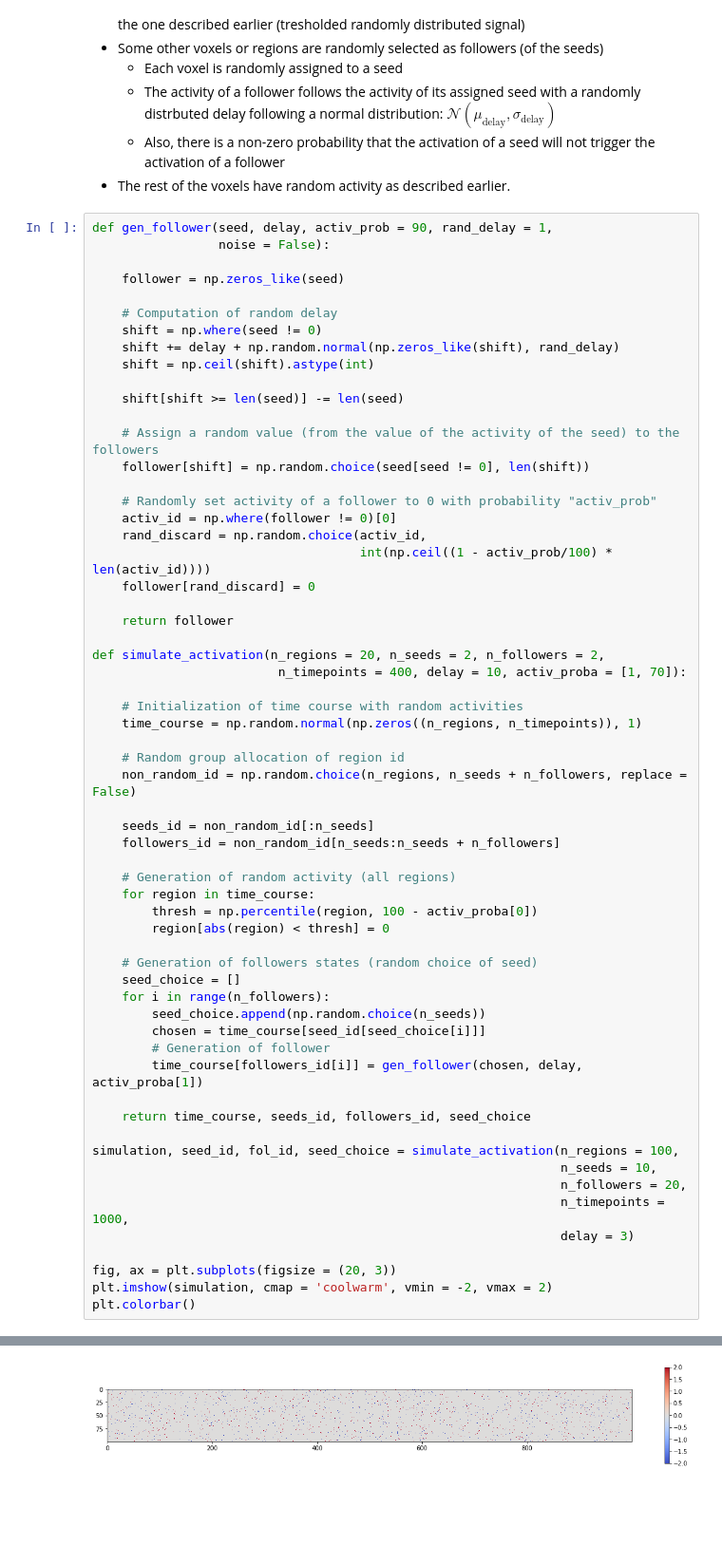
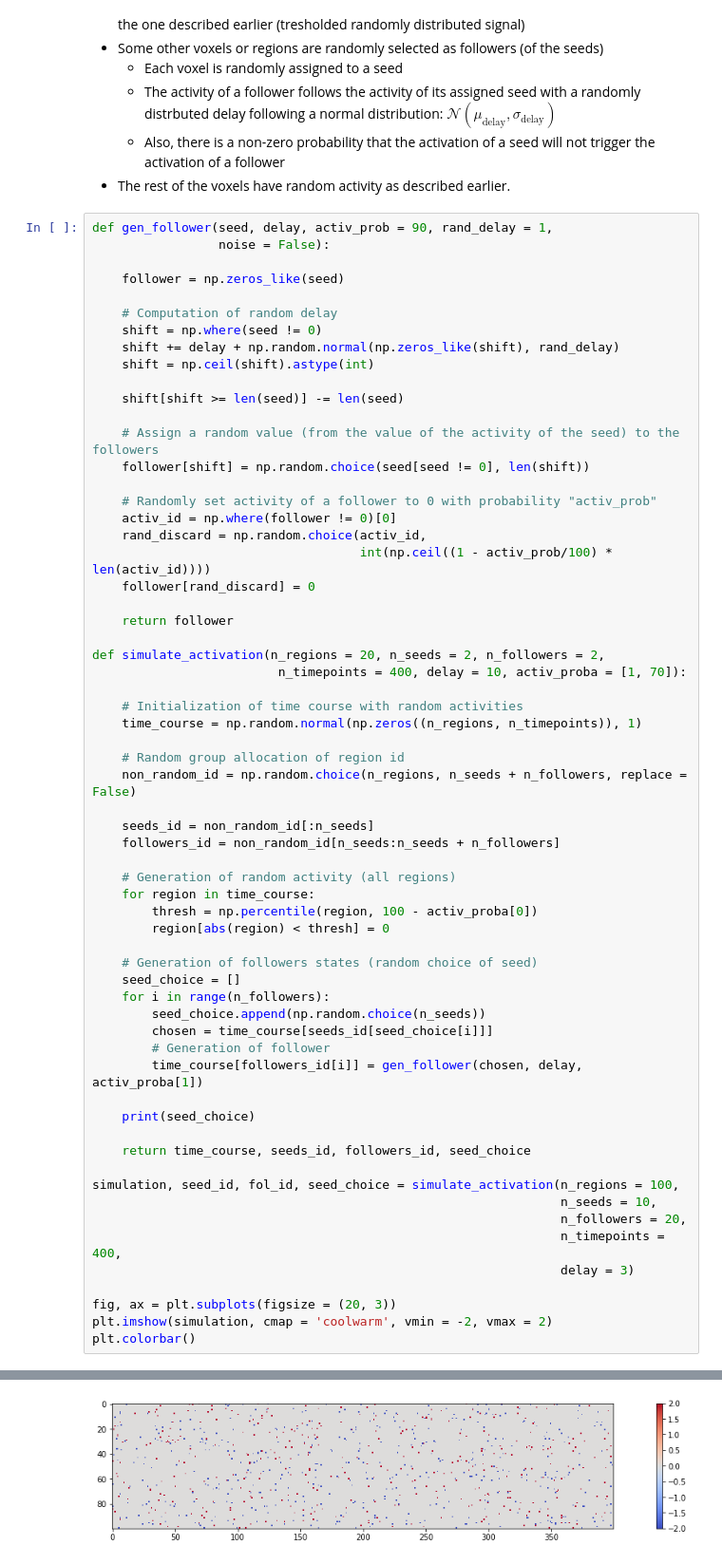
Before and after one commit to Cionkito/fMRIDelay, a Jupyter notebook: Delay_Synthetic_Data.ipynb, the cells around one changed output, grey strips where cells are left out. Shown at 95% size. Saved outputs shown, nothing was run; the diff lists cells and outputs as text; blank space fills up the shorter version.

```diff
--- a/Delay_Synthetic_Data.ipynb
+++ b/Delay_Synthetic_Data.ipynb
@@ -159,16 +159,18 @@ def simulate_activation(n_regions = 20, n_seeds = 2, n_followers = 2,
     seed_choice = []
     for i in range(n_followers):
         seed_choice.append(np.random.choice(n_seeds))
-        chosen = time_course[seed_id[seed_choice[i]]]
+        chosen = time_course[seeds_id[seed_choice[i]]]
         # Generation of follower
         time_course[followers_id[i]] = gen_follower(chosen, delay, activ_proba[1])
+
+    print(seed_choice)
 
     return time_course, seeds_id, followers_id, seed_choice
 
 simulation, seed_id, fol_id, seed_choice = simulate_activation(n_regions = 100,
                                                                n_seeds = 10,
                                                                n_followers = 20,
-                                                               n_timepoints = 1000,
+                                                               n_timepoints = 400,
                                                                delay = 3)
 
 fig, ax = plt.subplots(figsize = (20, 3))
@@ -179,4 +182,4 @@ plt.colorbar()
-[figure, old version]
+[figure, new version]
 # %%
 print(seed_id)
 print(fol_id)
```
Also changed, not shown: parts of 3 cells of this notebook.
